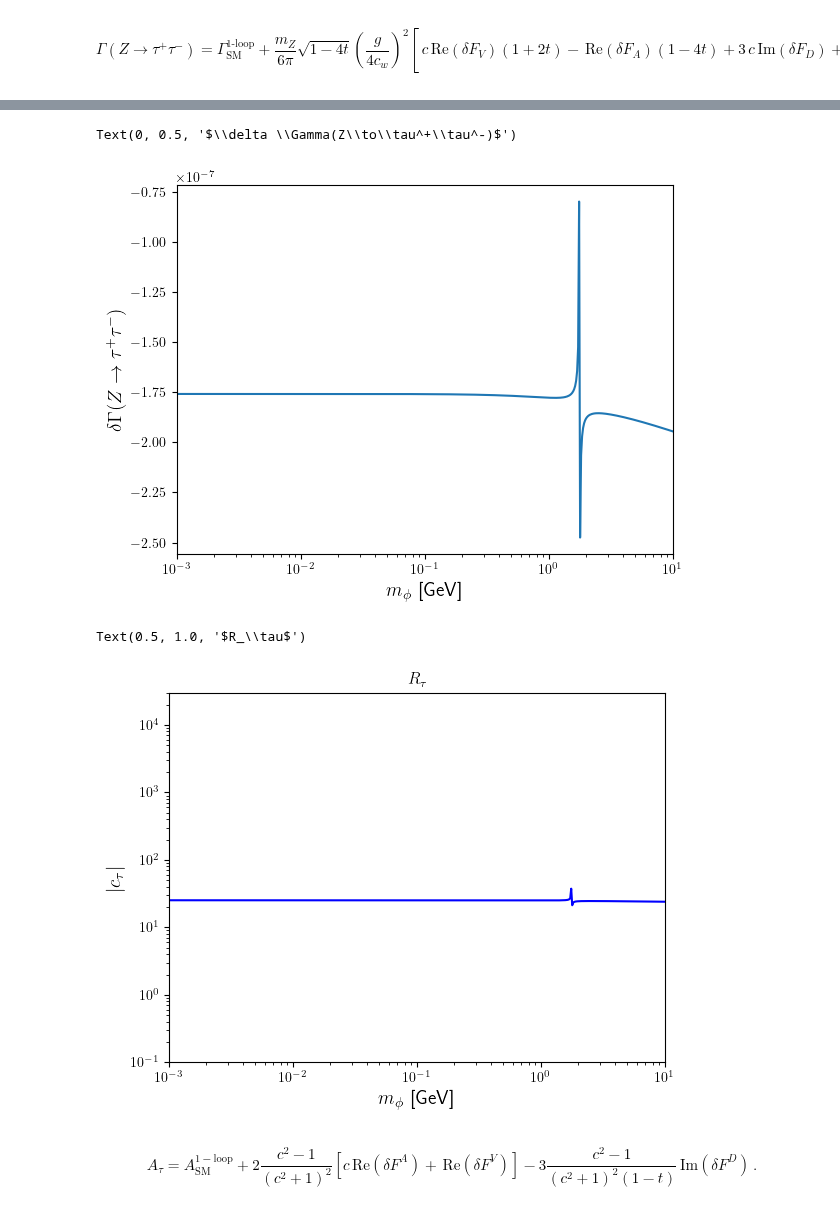
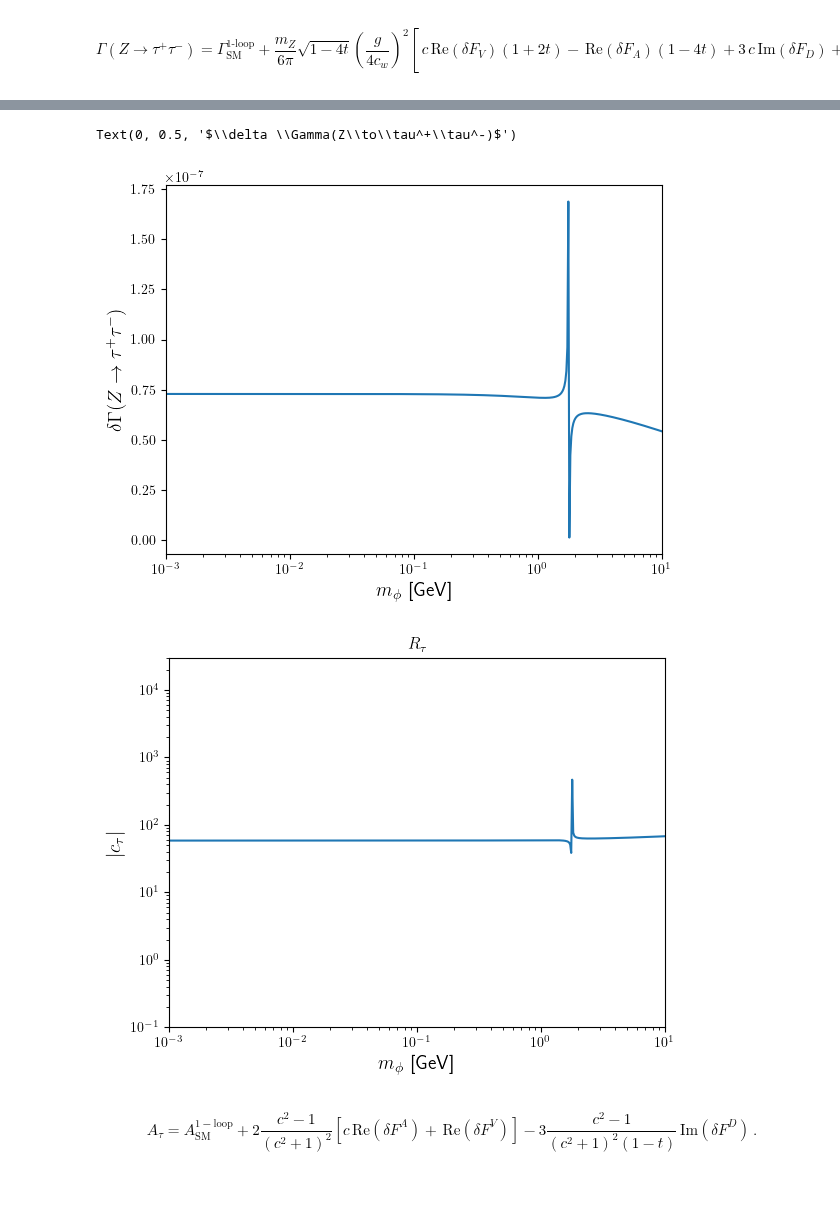
Before and after one commit to Jorge-Alda/tauALPs, a Jupyter notebook: PseudoScalar/plots.ipynb, the cells around one changed output, grey strips where cells are left out. Cells and saved outputs as stored; diff of their text form; code cells hidden in the pictures.

```diff
--- a/PseudoScalar/plots.ipynb
+++ b/PseudoScalar/plots.ipynb
@@ -75,7 +75,7 @@ def F1Dfin(mphi: float) -> complex:
             return (1-4*x**2)**0.5*log((1+(1+4*x**2)**0.5)/(2*x))
         else:
             return -(4*x**2-1)**0.5*np.arctan(4*x**2-1)
-    return c/(32*np.pi**2*Lambda**2*mZ**2*mtau**2)*((mphi**4-2*mphi**2*mtau**2)*log(mphi**2/mtau**2)+2*mtau**4*log(-mtau**2/mZ**2)-2*mphi**2*(mtau**2+mphi*h(mtau/mphi)))
+    return c/(32*np.pi**2*Lambda**2*mZ**2*mtau**2)*((mphi**4-2*mphi**2*mtau**2)*log(mphi**2/mtau**2)+2*mtau**4*log(-mtau**2/mZ**2)-2*mphi**2*(mtau**2+mphi**2*h(mtau/mphi)))
 
 deltaFA = lambda mphi: F1Afin + Ftaufin(mphi)
 deltaFV = lambda mphi: F1Vfin + Ftaufin(mphi)
@@ -88,7 +88,7 @@ F_\phi^m &=  -\frac{m_\tau^2 C_\tau^2}{\Lambda^2} \frac{1}{4\pi^2}\frac{1}{\vare
 \end{split}
 \end{equation}
 # %%
-Fphim = mtau**2*(1+log(mu**2/mtau**2))/(4*np.pi**2*Lambda**2)
+Fphim = -mtau**2*(1+log(mu**2/mtau**2))/(4*np.pi**2*Lambda**2)
 
 def Ftaum(mphi):
     return mtau**2*(mphi**2/(mphi**2-mtau**2)*log(mtau**2/mphi**2)-1+log(mtau**2/mu**2))/(16*np.pi**2*Lambda**2)
@@ -122,24 +122,24 @@ plt.legend(fontsize=14)
 # %%
-plt.semilogx(mphi_list, [deltaGamma_loop(m) for m in mphi_list])
+plt.semilogx(mphi_list, [deltaGamma_loop(m).real for m in mphi_list])
 #plt.ylim(0, 2e-6)
 plt.xlim(1e-3, 10)
 plt.xlabel(r'$m_\phi$ [GeV]', fontsize=14)
 plt.ylabel(r'$\delta \Gamma(Z\to\tau^+\tau^-)$', fontsize=14)
 # %% [output]
 Text(0, 0.5, '$\\delta \\Gamma(Z\\to\\tau^+\\tau^-)$')
-[figure, old version]
+[figure, new version]
 # %%
-bound_Rtau = [((Gammahad_SM/(Rtau_exp+Rtau_err)-Gammatau_SM)/deltaGamma_loop(m))**0.5 for m in mphi_list]
+bound_Rtau = [((Gammahad_SM/(Rtau_exp-Rtau_err)-Gammatau_SM)/deltaGamma_loop(m))**0.5 for m in mphi_list]
 # %%
-plt.loglog(mphi_list, bound_Rtau, color='blue')
+plt.loglog(mphi_list, bound_Rtau)
 plt.xlim(1e-3, 10)
 plt.ylim(1e-1, 3e4)
 plt.xlabel(r'$m_\phi$ [GeV]', fontsize=14)
 plt.ylabel(r'$|c_\tau|$', fontsize=14)
 plt.title(r"$R_\tau$")
+plt.savefig('Rtau.png')
 # %% [output]
-Text(0.5, 1.0, '$R_\\tau$')
-[figure, old version]
+[figure, new version]
 # %%
 Atau_SM = 0.1468 # PDG Table 10.5 (A_e = A_tau)
 Atau_exp = 0.143
```
Also changed, not shown: parts of 9 cells of this notebook, 8 other files.
